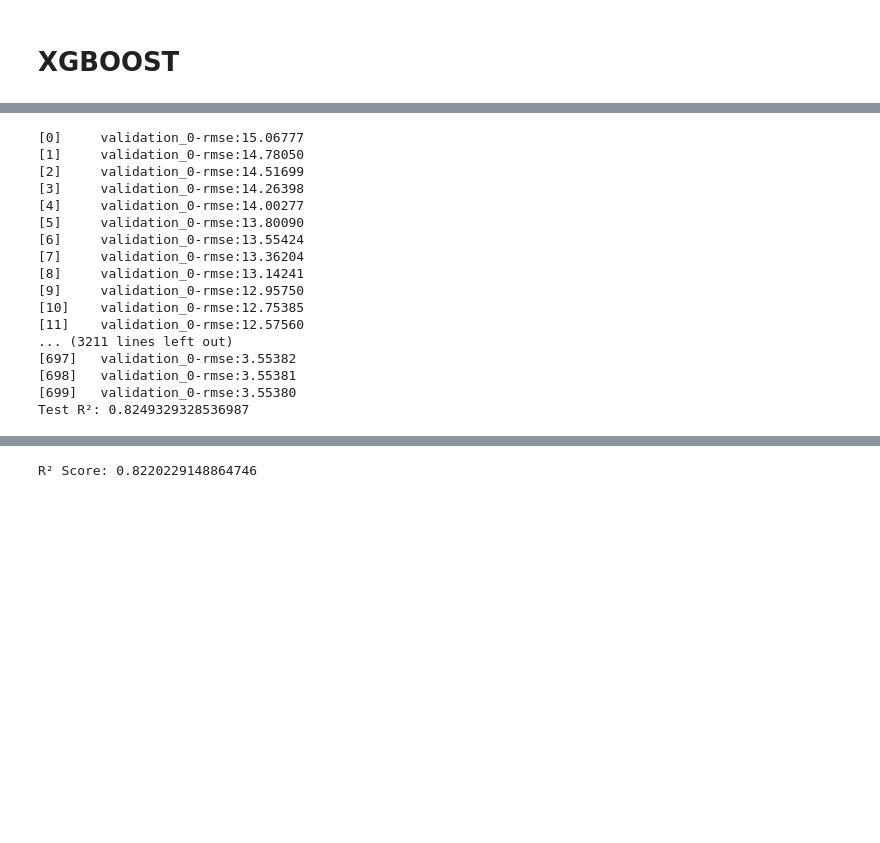
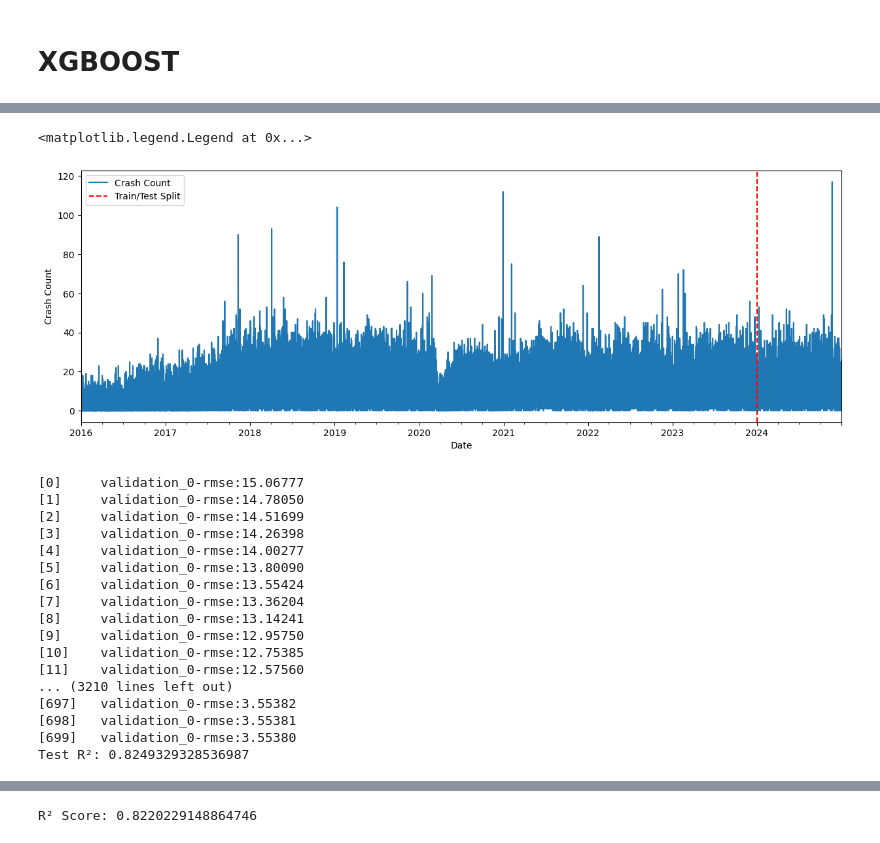
Before and after one commit to Giga1025/Optimal_Time_series_forecastings, a Jupyter notebook: Xgboost_lag_and_decompose.ipynb, the cells around one changed output, grey strips where cells are left out. Cells and saved outputs as stored; diff of their text form; code cells hidden in the pictures; blank space fills up the shorter version.

```diff
--- a/Xgboost_lag_and_decompose.ipynb
+++ b/Xgboost_lag_and_decompose.ipynb
@@ -8,0 +51,62 @@ from sklearn.metrics import r2_score
+# %%
+
+data_xgboost['lag1'] = data_xgboost['COUNT'].shift(1)  # Previous hour
+data_xgboost['lag3'] = data_xgboost['COUNT'].shift(3)  # 3 hours ago
+data_xgboost['lag6'] = data_xgboost['COUNT'].shift(6)  # 6 hours ago
+data_xgboost['lag12'] = data_xgboost['COUNT'].shift(12)  # Half-day (12 hours)
+data_xgboost['lag24'] = data_xgboost['COUNT'].shift(24)  # 1-day lag
+# %%
+
+data_xgboost['rolling_mean_6'] = data_xgboost['COUNT'].rolling(window=6).mean()
+data_xgboost['rolling_mean_12'] = data_xgboost['COUNT'].rolling(window=12).mean()
+data_xgboost['rolling_mean_24'] = data_xgboost['COUNT'].rolling(window=24).mean()
+data_xgboost['expanding_mean'] = data_xgboost['COUNT'].expanding().mean()
+# %%
+from xgboost import XGBRegressor
+
+# Splitting the dataset
+train = data_xgboost.iloc[data_xgboost.index< "2024-01-01"]
+test = data_xgboost.iloc[data_xgboost.index >= "2024-01-01"]
+
+FEATURES = [
+    'dayoftheyear', 'hour', 'dayoftheweek', 'month', 'year',
+    'dayofthemonth', 'weekoftheyear',  # Existing features
+    'lag1', 'lag3', 'lag6', 'lag12', 'lag24',  # Short-term dependencies
+    'rolling_mean_6', 'rolling_mean_12', 'rolling_mean_24',  # Smoothed trends
+    'expanding_mean'  # Long-term trend
+]
+TARGET = 'COUNT'
+
+# Define Model
+reg = XGBRegressor(
+    base_score=0.5,
+    booster='gbtree',
+    n_estimators=700,  # 🔹 Reduce to prevent overfitting
+    learning_rate=0.03,  # 🔹 Lower learning rate for better generalization
+    max_depth=6,  # 🔹 Slightly deeper trees (more data supports this)
+    subsample=0.8,  # 🔹 Use only 80% of data per tree (prevents overfitting)
+    colsample_bytree=0.8,  # 🔹 Use 80% of features per tree (reduces redundancy)
+    reg_lambda=10,  # 🔹 Stronger L2 regularization (prevents overfitting)
+    reg_alpha=5,  # 🔹 L1 regularization (helps feature selection)
+    early_stopping_rounds=20,  # 🔹 Stops training earlier if no improvement
+    objective='reg:squarederror'
+)
+
+# Train Model (with early stopping)
+reg.fit(
+    train[FEATURES], train[TARGET],  # ✅ Training Data
+    eval_set=[(train[FEATURES], train[TARGET]), (test[FEATURES], test[TARGET])],  # ✅ Validation Set
+    verbose=True  # ✅ Show training progress
+)
+
+rr2 = reg.score(train[FEATURES], train[TARGET])
+mse = mean_squared_error(test[TARGET], reg.predict(test[FEATURES]))
+print(f"Mean Squared Error: {mse}")
+print(f"R² Score: {rr2}")
+
+ax = data_xgboost[['COUNT']].plot(figsize=(15, 5))
+plt.axvline(x=pd.Timestamp("2024-01-01"), linestyle='--', color='red')
+plt.xlabel('Date')
+plt.ylabel('Crash Count')
+plt.legend(['Crash Count', 'Train/Test Split'])
+# %% [output]
@@ -9,3 +130,5 @@ from sklearn.metrics import r2_score
+<matplotlib.legend.Legend at 0x...>
+[figure, added]
 # %%
 from sklearn.model_selection import TimeSeriesSplit
 
@@ -36,6 +159,11 @@ for train_idx, test_idx in tscv.split(data_xgboost):
     )
 
     print(f"Test R²: {reg.score(test_fold[FEATURES], test_fold[TARGET])}")
+
+from IPython.core.interactiveshell import InteractiveShell
+
+# Set max lines displayed
+InteractiveShell.ast_node_interactivity = "last_expr"
 # %% [output]
 [0]     validation_0-rmse:15.06777
 [1]     validation_0-rmse:14.78050
@@ -49,7 +177,7 @@ for train_idx, test_idx in tscv.split(data_xgboost):
 [9]     validation_0-rmse:12.95750
 [10]    validation_0-rmse:12.75385
 [11]    validation_0-rmse:12.57560
-... (3211 lines left out)
+... (3210 lines left out)
 [697]   validation_0-rmse:3.55382
 [698]   validation_0-rmse:3.55381
 [699]   validation_0-rmse:3.55380
```
Also changed, not shown: parts of 12 cells of this notebook.
